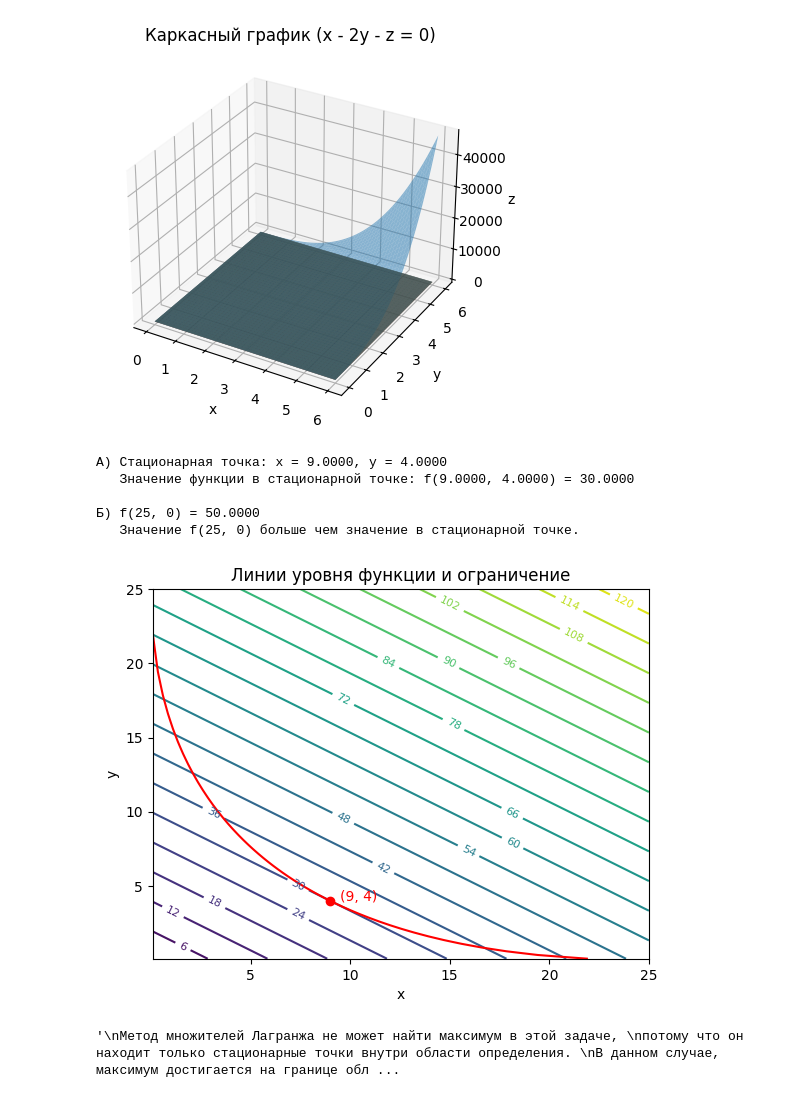
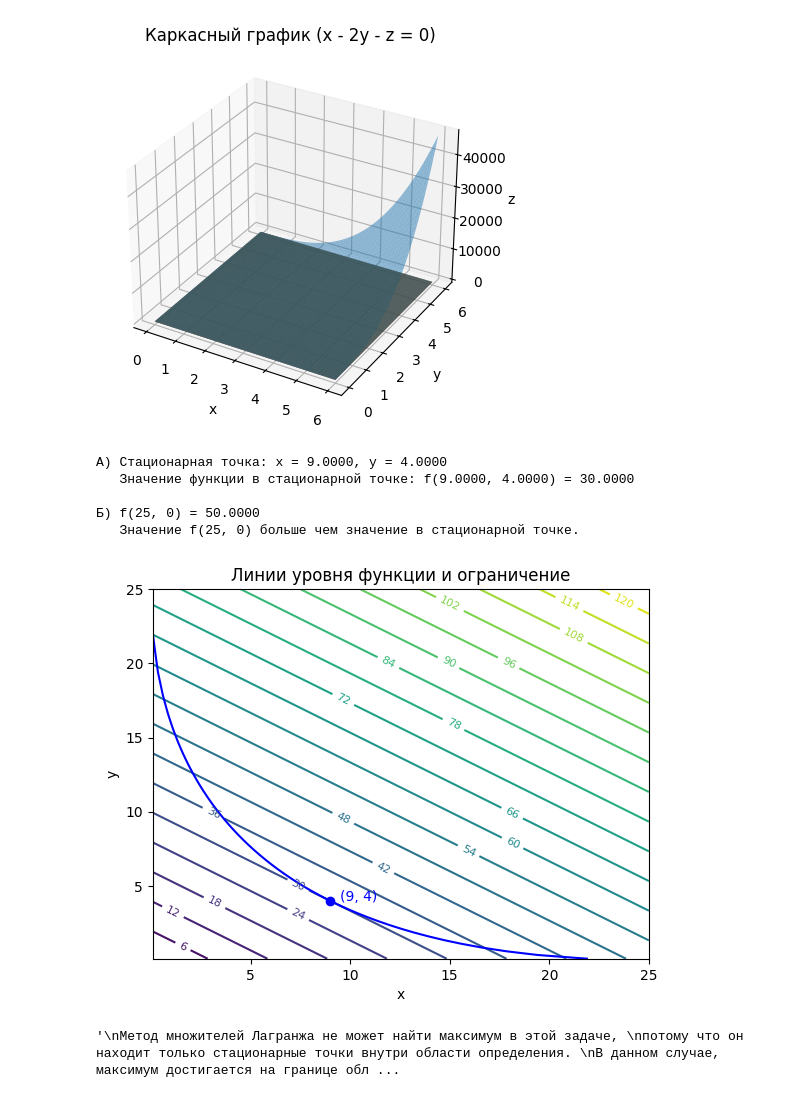
Before and after one commit to 2014AbuDabi/cpp, a Jupyter notebook: Python/Зачёт 4, 5.ipynb, the cells around one changed output. Drawn from its saved outputs; the diff is of its cells as text; code cells hidden in the pictures.

```diff
--- a/Python/Зачёт 4, 5.ipynb
+++ b/Python/Зачёт 4, 5.ipynb
@@ -370,41 +352,40 @@ Z = f(X, Y)
 # Построение контурного графика функции и ограничения
 fig, ax = plt.subplots()
 contour = ax.contour(X, Y, Z, levels=20)
-constraint = ax.contour(X, Y, g(X, Y), levels=[0], colors='red')
+constraint = ax.contour(X, Y, g(X, Y), levels=[0], colors='blue')
 ax.clabel(contour, inline=True, fontsize=8)
 ax.set_xlabel('x')
 ax.set_ylabel('y')
 ax.set_title('Линии уровня функции и ограничение')
 
 # Отображение точки (9, 4) на графике
-ax.plot(9, 4, 'ro')
-ax.text(9.5, 4, '(9, 4)', color='red')
+ax.plot(9, 4, 'bo')
+ax.text(9.5, 4, '(9, 4)', color='blue')
 
 plt.show()
 
-# Г. Объяснение
 
 """
 Метод множителей Лагранжа не может найти максимум в этой задаче,
 потому что он находит только стационарные точки внутри области определения.
 В данном случае, максимум достигается на границе области,
 определяемой условием √x + √y = 5.
 
 Точка (9, 4) особенная, так как в ней достигается максимум функции
 при заданном ограничении.  Это можно увидеть на графике:
 линия уровня, проходящая через точку (9, 4),
 касается графика ограничения.
 
 Метод Лагранжа не может "увидеть" этот максимум,
 так как он ищет точки, где градиенты функции и ограничения коллинеарны.
 В точке (9, 4) градиент функции направлен в сторону увеличения значений,
 но он "упирается" в границу области.
 """
 # %% [output]
 A) Стационарная точка: x = 9.0000, y = 4.0000
    Значение функции в стационарной точке: f(9.0000, 4.0000) = 30.0000
 
 Б) f(25, 0) = 50.0000
    Значение f(25, 0) больше чем значение в стационарной точке.
-[figure, old version]
+[figure, new version]
 '\nМетод множителей Лагранжа не может найти максимум в этой задаче, \nпотому что он находит только стационарные точки внутри области определения. \nВ данном случае, максимум достигается на границе обл ...
```
Also changed, not shown: parts of 2 cells of this notebook.
